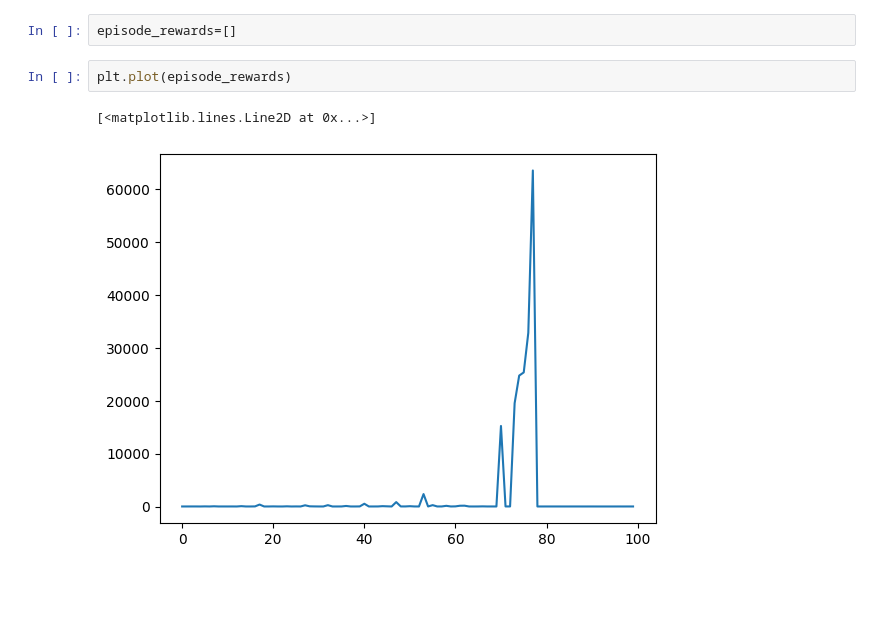
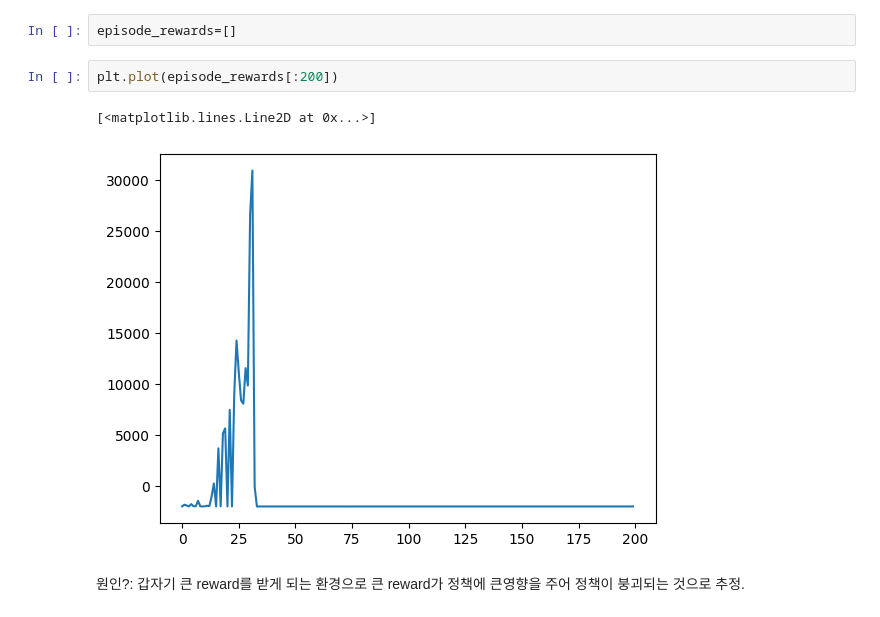
Before and after one commit to KIM-BYOUNGKYU/new_RLproject2, a Jupyter notebook: train.ipynb, the cells around one changed output. Saved outputs shown, nothing was run; the diff lists cells and outputs as text; blank space fills up the shorter version.

```diff
--- a/train.ipynb
+++ b/train.ipynb
@@ -265,7 +289,9 @@ Output hidden; open in https://colab.research.google.com to view.
 # %%
 episode_rewards=[]
 # %%
-plt.plot(episode_rewards)
+plt.plot(episode_rewards[:200])
 # %% [output]
 [<matplotlib.lines.Line2D at 0x...>]
-[figure, old version]
+[figure, new version]
+# %% [markdown]
+원인?: 갑자기 큰 reward를 받게 되는 환경으로 큰 reward가 정책에 큰영향을 주어 정책이 붕괴되는 것으로 추정.
```
Also changed, not shown: parts of 7 cells of this notebook.
